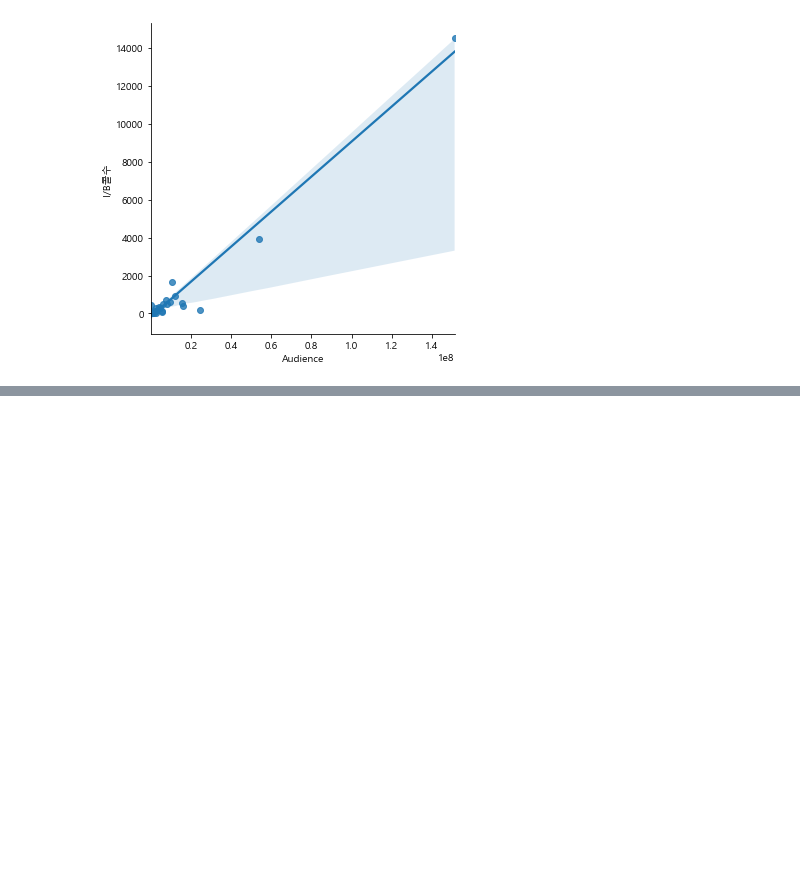
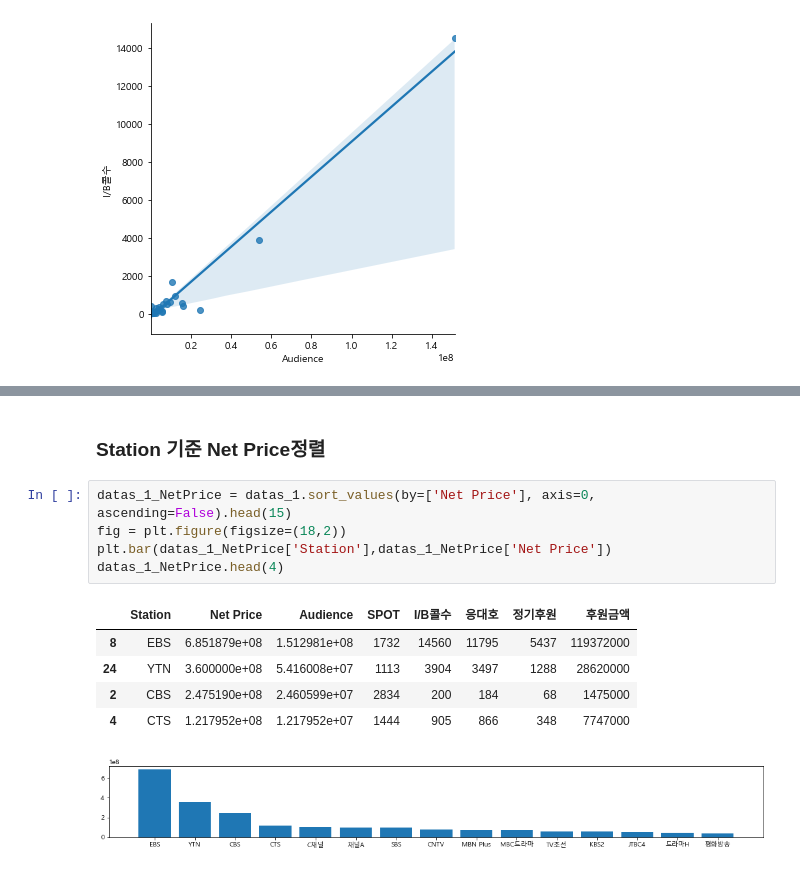
Before and after one commit to lee-edgar/Predict-Linear-Regression, a Jupyter notebook: Station.ipynb, the cells around one changed output, grey strips where cells are left out. Saved outputs shown, nothing was run; the diff lists cells and outputs as text; blank space fills up the shorter version.

```diff
--- a/Station.ipynb
+++ b/Station.ipynb
@@ -241,0 +273,14 @@ sns.lmplot(x='Audience', y='I/B콜수', data=datas_1)
+# %% [markdown]
+### Station 기준 Net Price정렬
+# %%
+datas_1_NetPrice = datas_1.sort_values(by=['Net Price'], axis=0, ascending=False).head(15)
+fig = plt.figure(figsize=(18,2))
+plt.bar(datas_1_NetPrice['Station'],datas_1_NetPrice['Net Price'])
+datas_1_NetPrice.head(4)
+# %% [output]
+|  | Station | Net Price | Audience | SPOT | I/B콜수 | 응대호 | 정기후원 | 후원금액 |
+| 8 | EBS | 6.851879e+08 | 1.512981e+08 | 1732 | 14560 | 11795 | 5437 | 119372000 |
+| 24 | YTN | 3.600000e+08 | 5.416008e+07 | 1113 | 3904 | 3497 | 1288 | 28620000 |
+| 2 | CBS | 2.475190e+08 | 2.460599e+07 | 2834 | 200 | 184 | 68 | 1475000 |
+| 4 | CTS | 1.217952e+08 | 1.217952e+07 | 1444 | 905 | 866 | 348 | 7747000 |
+[figure, added]
```
Also changed, not shown: parts of 33 cells of this notebook.
